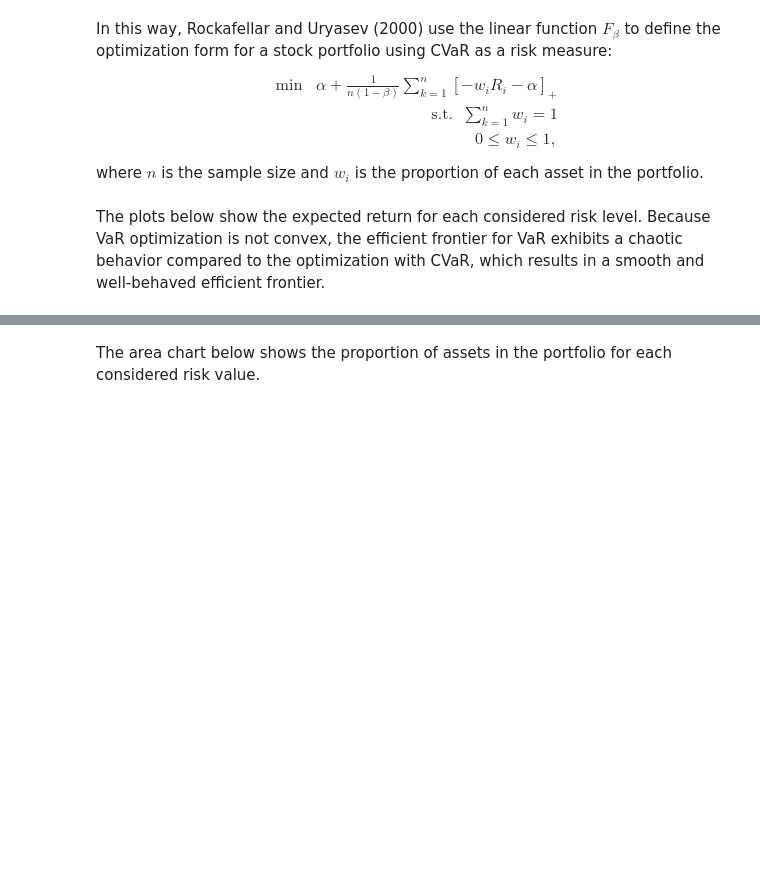
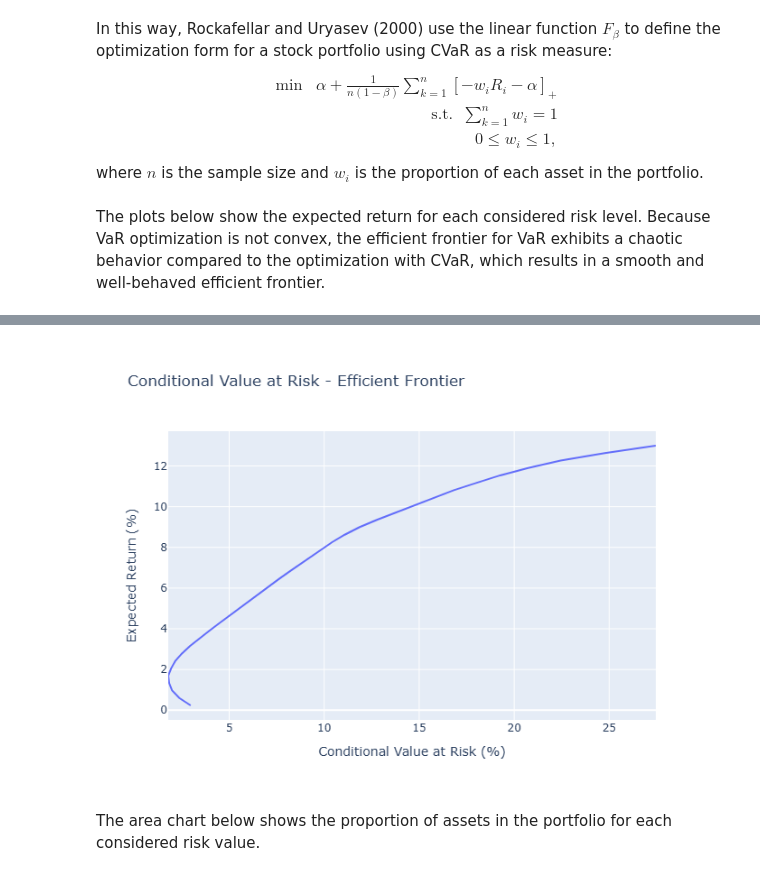
Before and after one commit to Brunoborges95/portfolio_eficiente, a Jupyter notebook: Portfólio Eficiente.ipynb, the cells around one changed output, grey strips where cells are left out. Saved outputs shown, nothing was run; the diff lists cells and outputs as text; code cells hidden in the pictures; blank space fills up the shorter version.

```diff
--- a/Portfólio Eficiente.ipynb
+++ b/Portfólio Eficiente.ipynb
@@ -304,4 +319,8 @@ fig_2.update_layout(
 fig_2.show()
+# %%
+display(Image(filename="figs/efficient_frontier_cvar.png"))
+# %% [output]
+[figure, added]
 # %% [markdown]
 The area chart below shows the proportion of assets in the portfolio for each considered risk value.
 # %%
```
Also changed, not shown: parts of 20 cells of this notebook.
